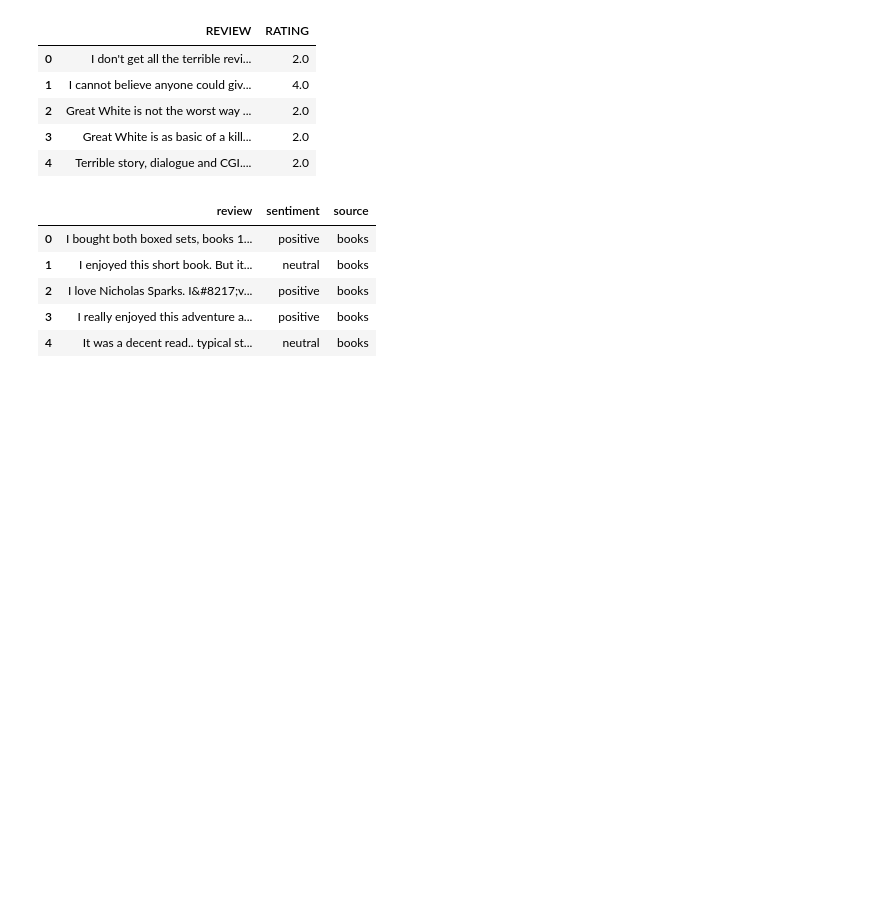
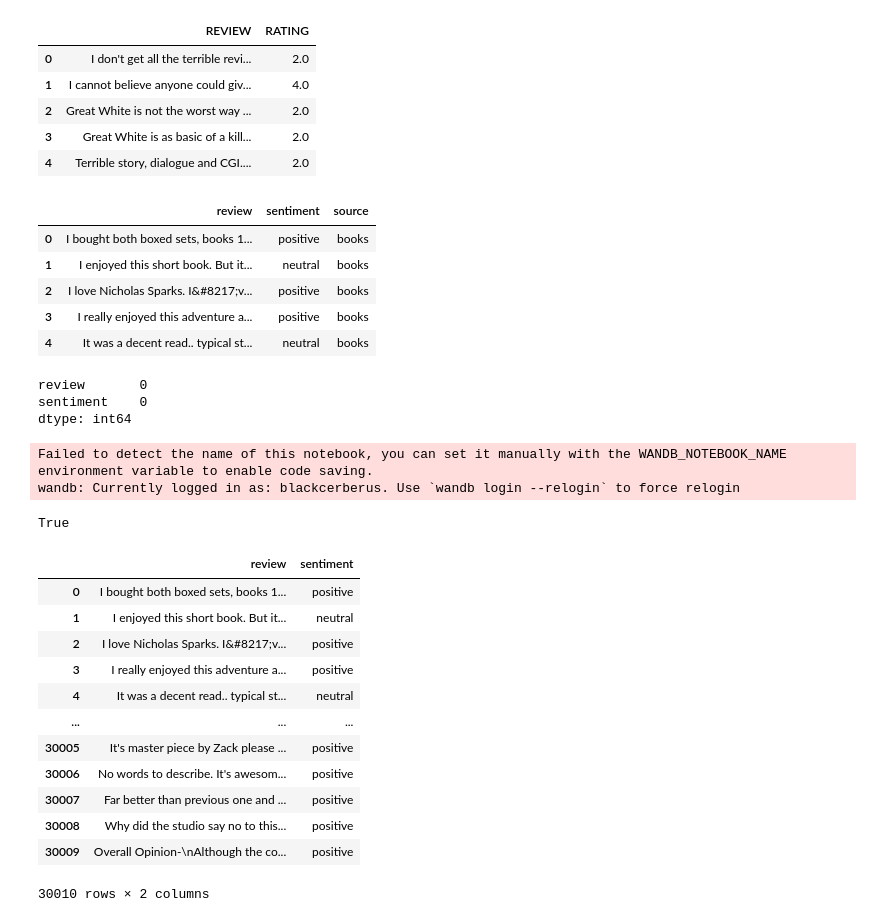
Before and after one commit to LucaRosic/Group-19-Text-Mining-Repo, a Jupyter notebook: Sentiment_classification.ipynb, the cells around one changed output. Cells and saved outputs as stored; diff of their text form; code cells hidden in the pictures; blank space fills up the shorter version.

```diff
--- a/Sentiment_classification.ipynb
+++ b/Sentiment_classification.ipynb
@@ -163,3 +174,37 @@ fig.show()
+# %%
+#look for nan values in the test_df
+test_df.isna().sum()
+# %% [output]
+review       0
+sentiment    0
+dtype: int64
+# %%
+
+#drop the source column from the df_comb
+df_comb = df_comb.drop(['source'], axis=1)
+# %%
+import wandb
+wandb.login()
+# %% [output]
+Failed to detect the name of this notebook, you can set it manually with the WANDB_NOTEBOOK_NAME environment variable to enable code saving.
+wandb: Currently logged in as: blackcerberus. Use `wandb login --relogin` to force relogin
+True
+# %%
+df_comb
+# %% [output]
+|  | review | sentiment |
+| 0 | I bought both boxed sets, books 1... | positive |
+| 1 | I enjoyed this short book. But it... | neutral |
+| 2 | I love Nicholas Sparks. I&#8217;v... | positive |
+| 3 | I really enjoyed this adventure a... | positive |
+| 4 | It was a decent read.. typical st... | neutral |
+| ... | ... | ... |
+| 30005 | It's master piece by Zack please ... | positive |
+| 30006 | No words to describe. It's awesom... | positive |
+| 30007 | Far better than previous one and ... | positive |
+| 30008 | Why did the studio say no to this... | positive |
+| 30009 | Overall Opinion-\nAlthough the co... | positive |
+30010 rows × 2 columns
 # %%
 from transformers import BertTokenizer, BertForSequenceClassification, BertConfig
 from transformers import DistilBertTokenizer, DistilBertForSequenceClassification, DistilBertConfig
```
Also changed, not shown: parts of 3 cells of this notebook, 1 other file.
